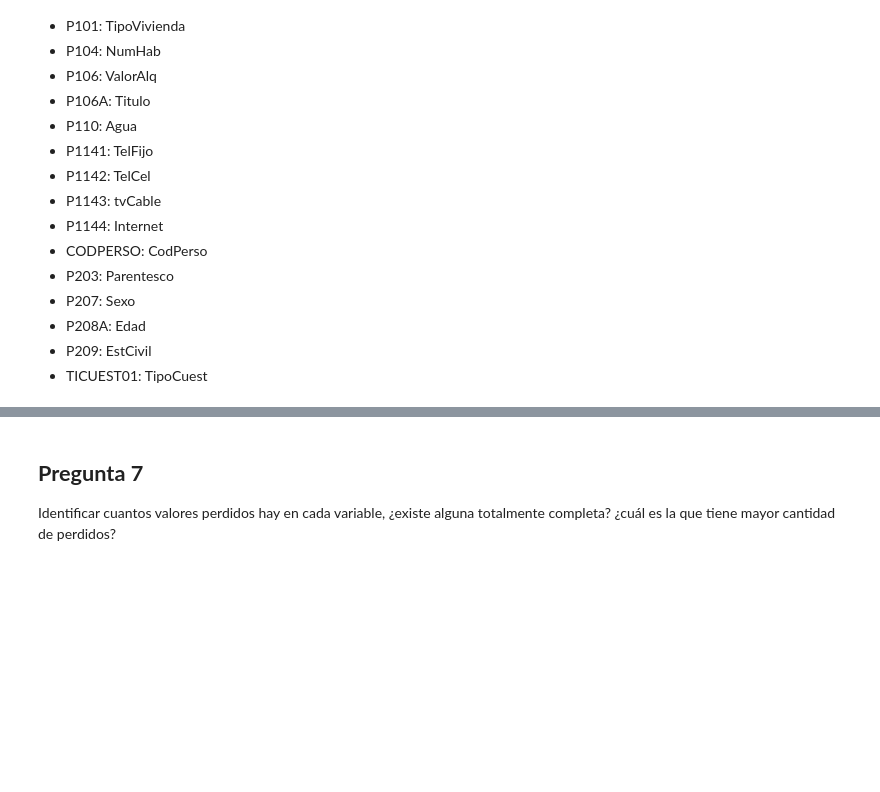
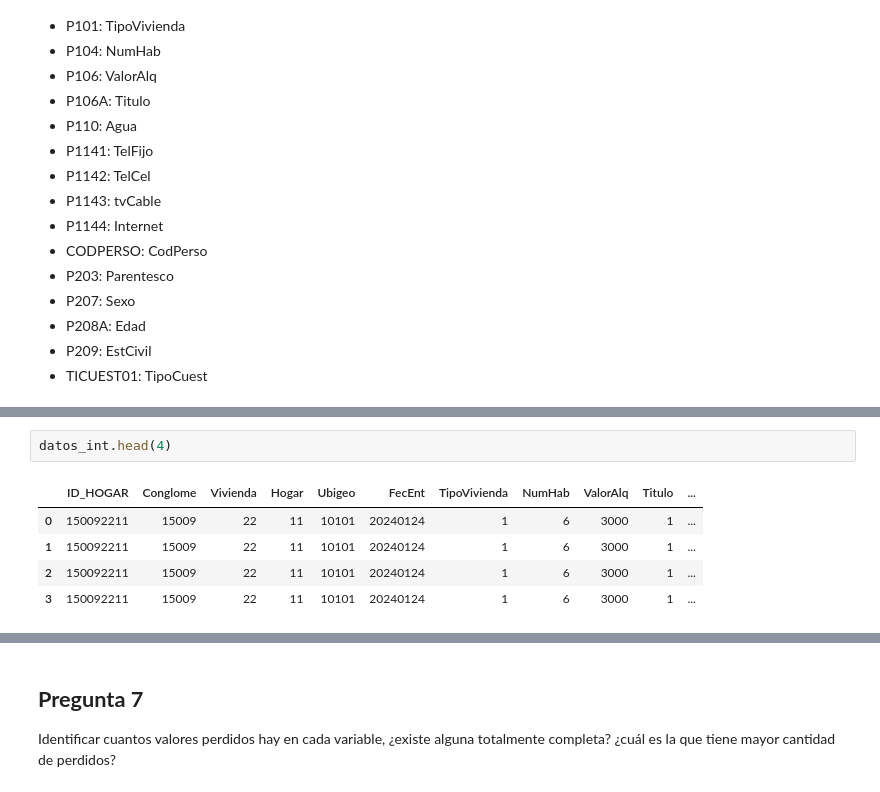
Before and after one commit to jeguns/EP7173, a Jupyter notebook: Unidad 02/02_Procedimientos_básicos_de_preprocesamiento_de_datos.ipynb, the cells around one changed output, grey strips where cells are left out. Cells and saved outputs as stored; diff of their text form; blank space fills up the shorter version.

```diff
--- a/Unidad 02/02_Procedimientos_básicos_de_preprocesamiento_de_datos.ipynb
+++ b/Unidad 02/02_Procedimientos_básicos_de_preprocesamiento_de_datos.ipynb
@@ -222,2 +459,10 @@ columnas = datos_int.columns.tolist()
 columnas = ['ID_HOGAR'] + [col for col in columnas if col != 'ID_HOGAR']
 datos_int = datos_int[columnas]
+# %%
+datos_int.head(4)
+# %% [output]
+|  | ID_HOGAR | Conglome | Vivienda | Hogar | Ubigeo | FecEnt | TipoVivienda | NumHab | ValorAlq | Titulo | ... |
+| 0 | 150092211 | 15009 | 22 | 11 | 10101 | 20240124 | 1 | 6 | 3000 | 1 | ... |
+| 1 | 150092211 | 15009 | 22 | 11 | 10101 | 20240124 | 1 | 6 | 3000 | 1 | ... |
+| 2 | 150092211 | 15009 | 22 | 11 | 10101 | 20240124 | 1 | 6 | 3000 | 1 | ... |
+| 3 | 150092211 | 15009 | 22 | 11 | 10101 | 20240124 | 1 | 6 | 3000 | 1 | ... |
```
Also changed, not shown: parts of 22 cells of this notebook.
